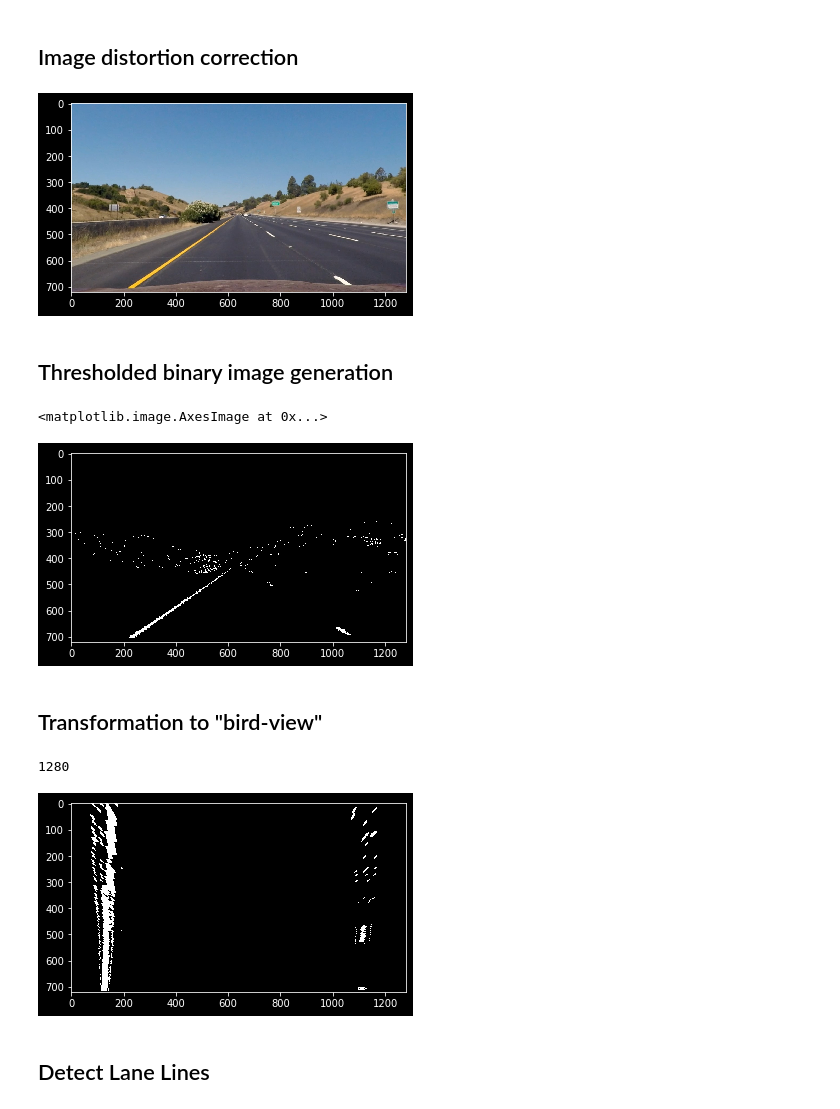
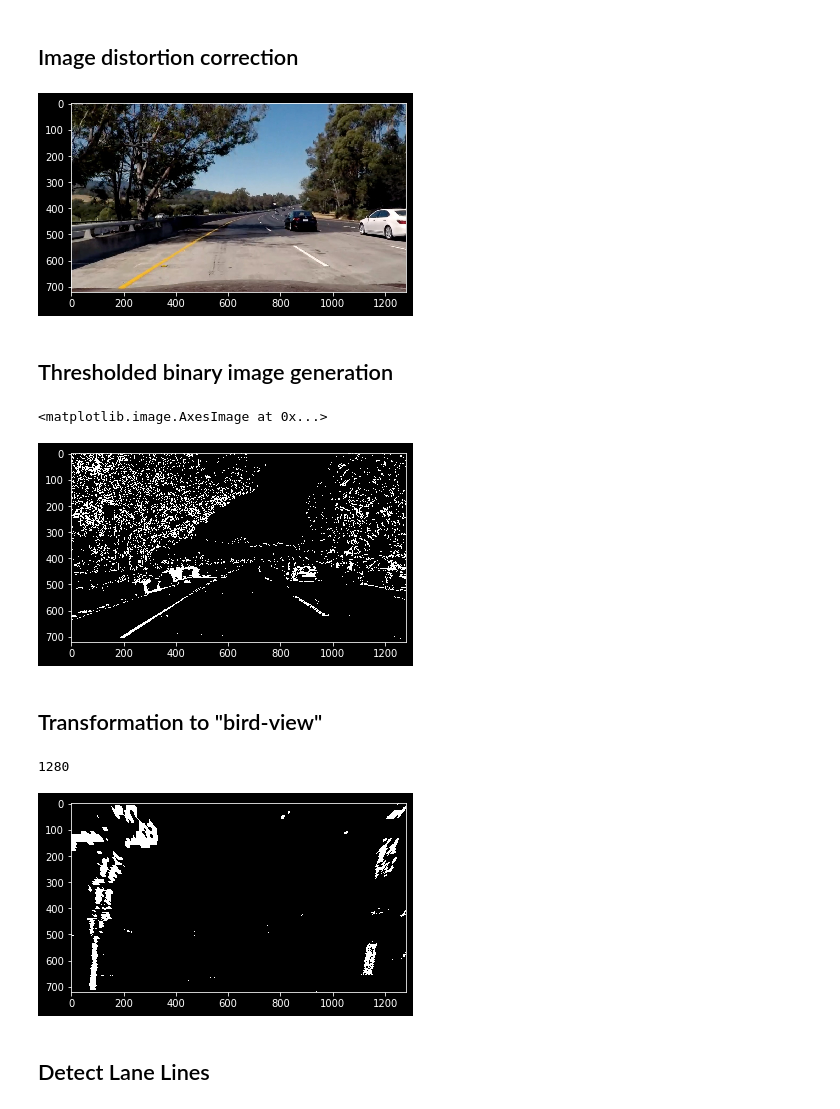
Before and after one commit to LukasLeonardKoening/Advanced-Lane-Finding, a Jupyter notebook: Advanced_Lane_Finding.ipynb, the cells around one changed output. Saved outputs shown, nothing was run; the diff lists cells and outputs as text; code cells hidden in the pictures.

```diff
--- a/Advanced_Lane_Finding.ipynb
+++ b/Advanced_Lane_Finding.ipynb
@@ -20,7 +20,7 @@ import matplotlib.pyplot as plt
 import matplotlib.image as mpl_img
 import glob
 
-test_image = plt.imread("test_images/straight_lines1.jpg")
+test_image = plt.imread("test_images/test5.jpg")
 plt.imsave("output_images/original_image.jpg", test_image)
 # %% [markdown]
 ## Camera Calibration
@@ -87,7 +87,7 @@ undistort_img = undistortImage(test_image, op, ip)
 plt.imshow(undistort_img)
 plt.imsave("output_images/undistorted_image.jpg", undistort_img)
 # %% [output]
-[figure, old version]
+[figure, new version]
 # %% [markdown]
 ## Thresholded binary image generation
 # %%
@@ -221,39 +221,39 @@ def create_thresholded_binary_image(rgb_image):
     """
     Function takes in an RGB image and returns an thresholded binary image with the lane lines
     """
     # Thresholds
     lower_s_threshold = 180
     upper_s_threshold = 255
 
     # Color conversions
     hls = cv2.cvtColor(rgb_image, cv2.COLOR_RGB2HLS)
     s_hls = hls[:,:,2]
 
     # Color thresholds
     color_based_threshold = (s_hls > lower_s_threshold) & (s_hls <= upper_s_threshold)
 
     # Sobel thresholds
-    ksize = 3 # Sobel kernel size
+    ksize = 1 # Sobel kernel size
 
-    gradx = abs_sobel_thresh(rgb_image, orient='x', sobel_kernel=ksize, thresh=(45, 100)) #20, 50
-    grady = abs_sobel_thresh(rgb_image, orient='y', sobel_kernel=ksize, thresh=(45, 100)) #20, 50
-    mag_binary = mag_thresh(rgb_image, sobel_kernel=ksize, mag_thresh=(60, 85))
-    dir_binary = dir_threshold(rgb_image, sobel_kernel=ksize, thresh=(np.pi/4, np.pi/3))
+    gradx = abs_sobel_thresh(rgb_image, orient='x', sobel_kernel=ksize, thresh=(25, 100)) #20, 50
+    grady = abs_sobel_thresh(rgb_image, orient='y', sobel_kernel=ksize, thresh=(25, 100)) #20, 50
+    mag_binary = mag_thresh(rgb_image, sobel_kernel=ksize, mag_thresh=(35, 85))
+    dir_binary = dir_threshold(rgb_image, sobel_kernel=ksize, thresh=(np.pi/4, 4*np.pi/10)) # np.pi/4, np.pi/3
 
     sobel_based_threshold = ((gradx == 1) & (grady == 1)) | ((mag_binary == 1) & (dir_binary == 1))
 
     # Binary image creation
     binary = np.zeros_like(s_hls)
     binary[(color_based_threshold | sobel_based_threshold)] = 1
 
     return binary
 
 thresholded_img = create_thresholded_binary_image(undistort_img)
 plt.imsave("output_images/thresholded_image.jpg", thresholded_img)
 plt.imshow(thresholded_img, cmap="gray")
 # %% [output]
 <matplotlib.image.AxesImage at 0x...>
-[figure, old version]
+[figure, new version]
 # %% [markdown]
 ## Transformation to "bird-view"
 # %%
@@ -265,15 +265,15 @@ def transform_road(binary_image):
     print(xsize)
 
     # Display Area on binary Image
-    #cv2.line(binary_image, (90, ysize), (557, 465), 1, thickness=5)
-    #cv2.line(binary_image, (735, 465), (557, 465), 1, thickness=5)
+    #cv2.line(binary_image, (90, ysize), (554, 465), 1, thickness=5)
+    #cv2.line(binary_image, (735, 465), (554, 465), 1, thickness=5)
     #cv2.line(binary_image, (735, 465), (xsize-20, ysize), 1, thickness=5)
     #implot = plt.imshow(binary_image, cmap="gray")
     #plt.scatter(x=[560, 745, 130, xsize-125], y=[465, 465, ysize, ysize], c='r', s=40)
     #plt.show()
 
     # Select source points
-    src = np.float32([[585, 450], [698, 450], [90, ysize], [xsize-20, ysize]])
+    src = np.float32([[554, 465], [735, 465], [90, ysize], [xsize, ysize]])
 
     # Select destination points
     dest = np.float32([[0,0],[xsize,0],[0, ysize],[xsize,ysize]])
@@ -289,7 +289,7 @@ plt.imshow(transformed_img, cmap="gray")
 plt.imsave("output_images/transformed_image.jpg", transformed_img)
 # %% [output]
 1280
-[figure, old version]
+[figure, new version]
 # %% [markdown]
 ## Detect Lane Lines
 # %%
```
Also changed, not shown: parts of 2 cells of this notebook, 5 other files.
